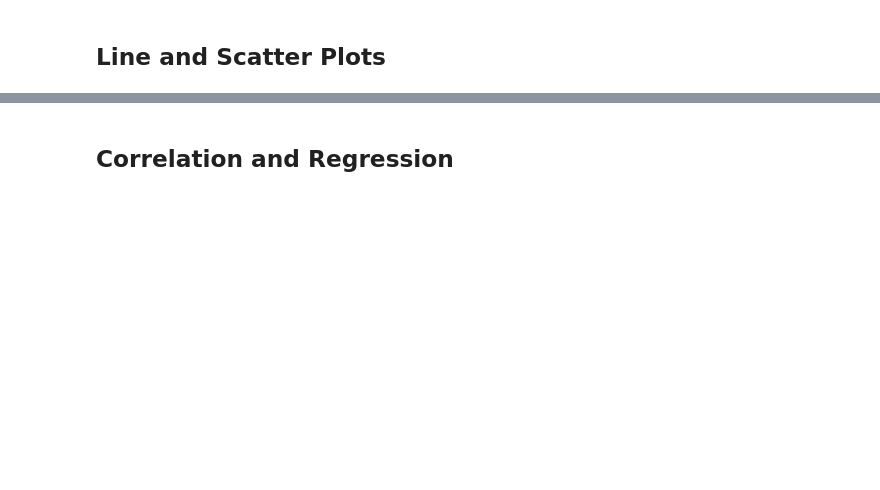
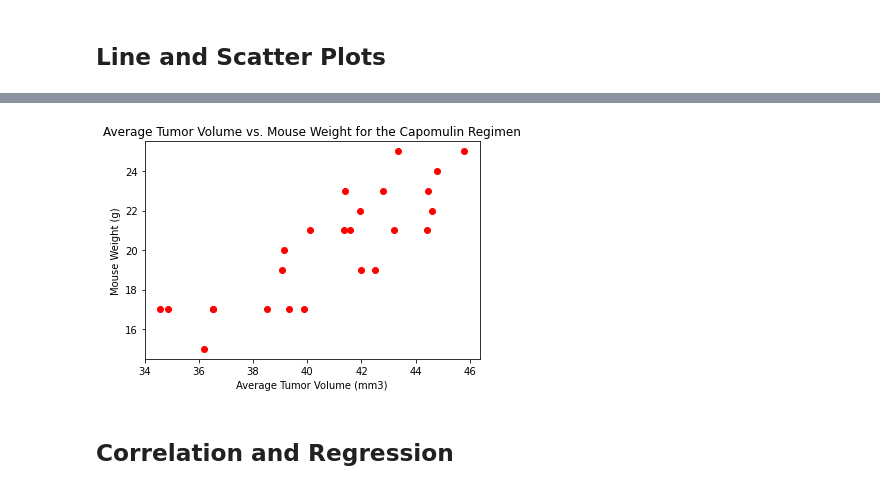
Before and after one commit to RuthlessNative/05-matplotlib-pymaceuticals, a Jupyter notebook: Pymaceuticals.ipynb, the cells around one changed output, grey strips where cells are left out. Saved outputs shown, nothing was run; the diff lists cells and outputs as text; code cells hidden in the pictures; blank space fills up the shorter version.

```diff
--- a/Pymaceuticals.ipynb
+++ b/Pymaceuticals.ipynb
@@ -308,2 +318,17 @@ ValueError: The truth value of an array with more than one element is ambiguous.
+# %%
+# Generate a scatter plot of average tumor volume vs. mouse weight for the Capomulin regimen
+
+capo_df = clean_comb_data.loc[clean_comb_data["Drug Regimen"] == "Capomulin",:]
+
+avg_tumor_vol = pd.DataFrame(capo_df.groupby(["Mouse ID"])["Tumor Volume (mm3)"].mean())
+mouse_w = pd.DataFrame(capo_df.groupby(["Mouse ID"])["Weight (g)"].max())
+
+plt.scatter(avg_tumor_vol, mouse_w, marker="o", color="red")
+plt.title("Average Tumor Volume vs. Mouse Weight for the Capomulin Regimen")
+plt.xlabel("Average Tumor Volume (mm3)")
+plt.ylabel("Mouse Weight (g)")
+plt.show()
+# %% [output]
+[figure, added]
 # %% [markdown]
 ## Correlation and Regression
```
Also changed, not shown: parts of 6 cells of this notebook.
